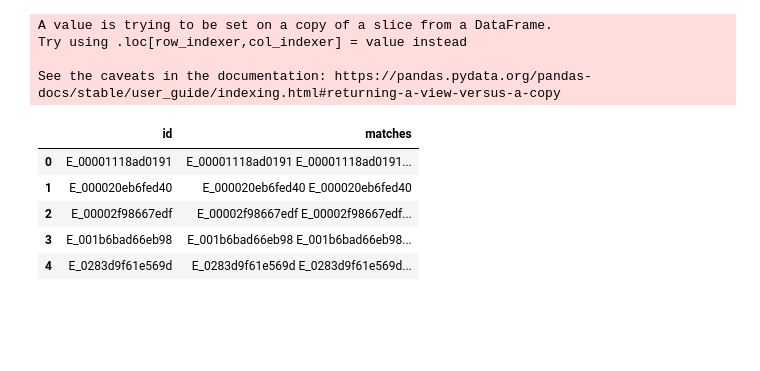
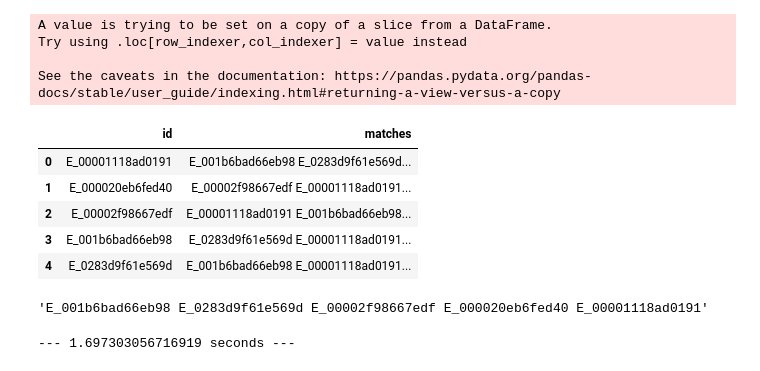
Before and after one commit to bsyh/foursquare, a Jupyter notebook: 3. test-data-preprocessing-prediction-fourpoints.ipynb, the cells around one changed output. Cells and saved outputs as stored; diff of their text form; code cells hidden in the pictures; blank space fills up the shorter version.

Commit message:
Kaggle Notebook | Test data preprocessing & prediction - Fourpoints | Version 7

```diff
--- a/3. test-data-preprocessing-prediction-fourpoints.ipynb
+++ b/3. test-data-preprocessing-prediction-fourpoints.ipynb
@@ -133,7 +141,5 @@ def stop_remove(df,cols):
     return df
 # %%
-stop_columns = ['name_1','address_1','url_1','categories_1','name_2','address_2','url_2','categories_2']
+stop_columns = ['name_1','address_1','name_2','address_2']
 url_columns = ['url_1','url_2']
 test_pairs['distance'] = distance(test_pairs.latitude_1,test_pairs.longitude_1,test_pairs.latitude_2,test_pairs.longitude_2)
-test_pairs[url_columns] = remove_URL(test_pairs, url_columns)[url_columns]
-test_pairs[stop_columns] = stop_remove(test_pairs, stop_columns)[stop_columns]
@@ -140,8 +150,8 @@ test_pairs[stop_columns] = stop_remove(test_pairs, stop_columns)[stop_columns]
 # %%
 def fuzzy_similarity(df, cols_1, cols_2):
     # length for cols_1 and cols_2 must be the same.
-    for i in range(len(cols_1)):
-        df[f"{cols_1[i]}_fuzzy"] = df.apply(lambda x: lev.ratio(x[cols_1[i]],x[cols_2[i]]), axis = 1)
+    for i in tqdm(range(len(cols_1))):
+        df[f"{cols_1[i]}_fuzzy"] = df.progress_apply(lambda x: lev.ratio(x[cols_1[i]],x[cols_2[i]]), axis = 1)
     return df
 # %%
 col_1 = ['name_1','address_1','city_1','state_1','url_1','categories_1']
@@ -210,12 +208,32 @@ def id_match(test_id_unique, test_pairs_final):
+# %%
+base = pd.concat([test_id_unique,test_id_unique,pd.Series(np.repeat(1,len(test_id_unique)))],axis = 1)
+base.columns = test_pairs_final.columns
+test_pairs_final = pd.concat([test_pairs_final,base],axis = 0)
+test_pairs_final.reset_index(inplace = True)
+# %%
+match_list = []
+match_id = test_pairs_final[test_pairs_final['match']==1]
+grouped = match_id.groupby('id_1')
+for name, group in tqdm(grouped):
+    #if len(success_pairs) == 0:
+    matches = ' '.join(group.id_2.tolist())
+    match_list += [matches]
 # %%
-match = id_match(test_id_unique, test_pairs_final)
-submission = pd.DataFrame({'id':test['id'],'matches':match})
+submission = pd.DataFrame({'id':test['id'],'matches':match_list})
 submission.to_csv("submission.csv", index=False)
 submission.head()
 # %% [output]
 |  | id | matches |
-| 0 | E_00001118ad0191 | E_00001118ad0191 E_00001118ad0191... |
-| 1 | E_000020eb6fed40 | E_000020eb6fed40 E_000020eb6fed40 |
-| 2 | E_00002f98667edf | E_00002f98667edf E_00002f98667edf... |
-| 3 | E_001b6bad66eb98 | E_001b6bad66eb98 E_001b6bad66eb98... |
-| 4 | E_0283d9f61e569d | E_0283d9f61e569d E_0283d9f61e569d... |
+| 0 | E_00001118ad0191 | E_001b6bad66eb98 E_0283d9f61e569d... |
+| 1 | E_000020eb6fed40 | E_00002f98667edf E_00001118ad0191... |
+| 2 | E_00002f98667edf | E_00001118ad0191 E_001b6bad66eb98... |
+| 3 | E_001b6bad66eb98 | E_0283d9f61e569d E_00001118ad0191... |
+| 4 | E_0283d9f61e569d | E_001b6bad66eb98 E_00001118ad0191... |
+# %%
+submission.matches[0]
+# %% [output]
+'E_001b6bad66eb98 E_0283d9f61e569d E_00002f98667edf E_000020eb6fed40 E_00001118ad0191'
+# %%
+print("--- %s seconds ---" % (time.time() - start_time))
+# %% [output]
+--- 1.697303056716919 seconds ---
```
Also changed, not shown: parts of 12 cells of this notebook.
